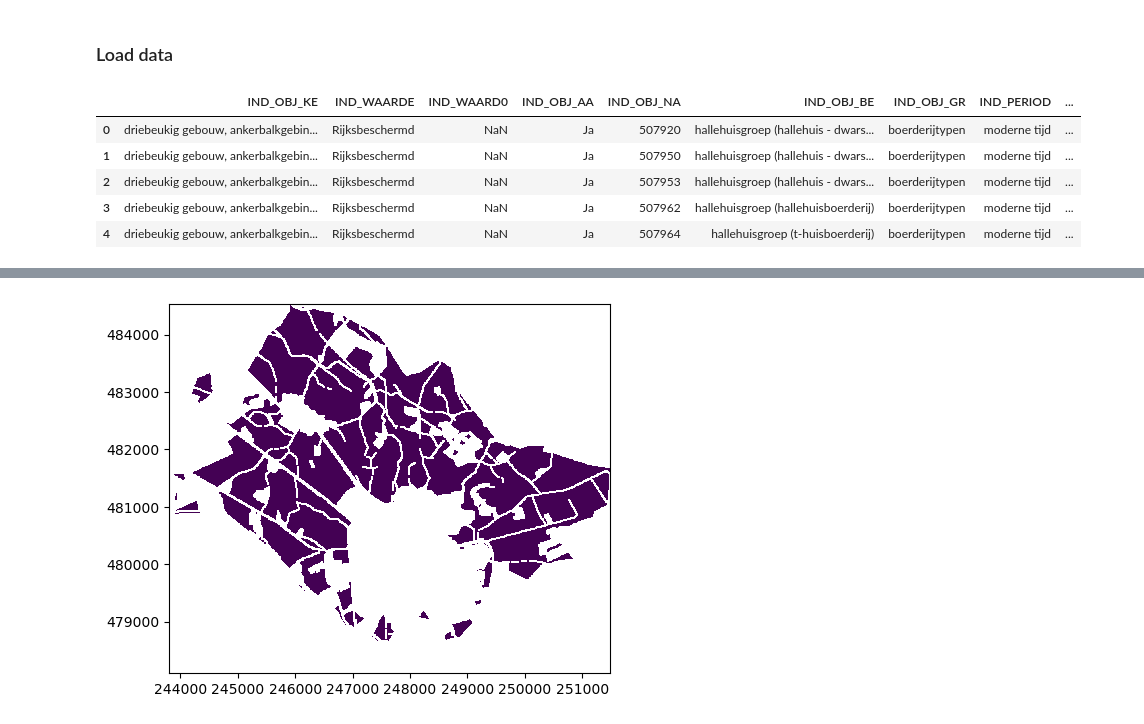
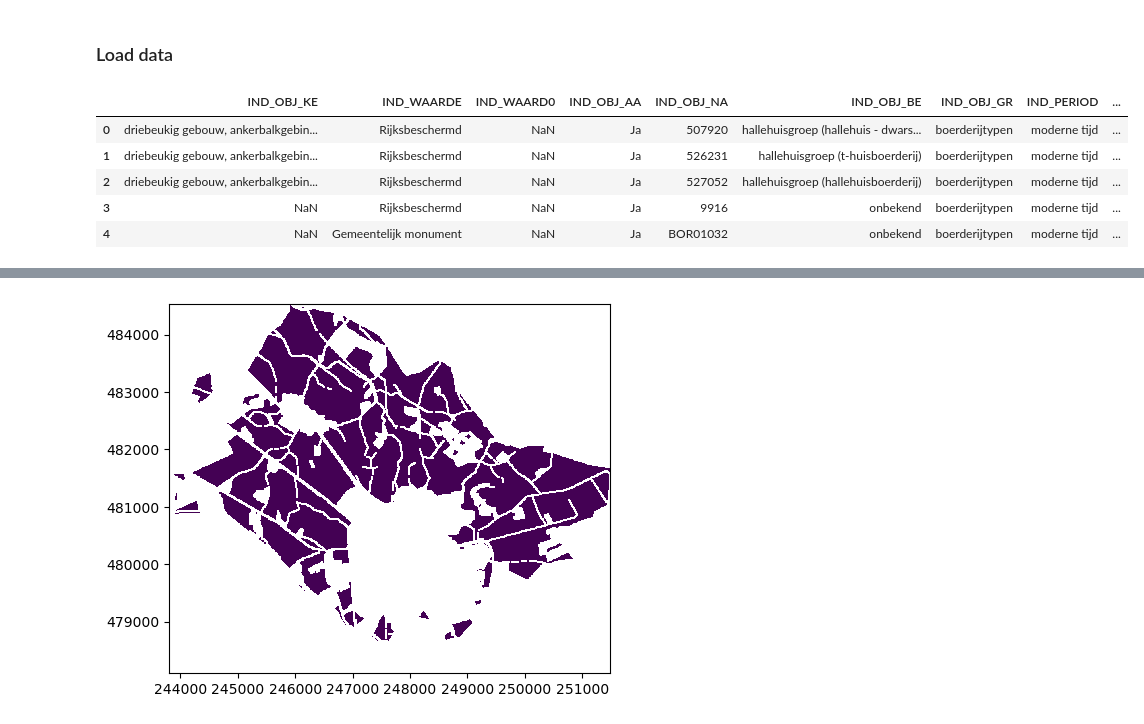
Before and after one commit to springonions-87/bioze_digital_mapping_tool, a Jupyter notebook: fuzzy.ipynb, the cells around one changed output, grey strips where cells are left out. Drawn from its saved outputs; the diff is of its cells as text; code cells hidden in the pictures.

```diff
--- a/fuzzy.ipynb
+++ b/fuzzy.ipynb
@@ -18,13 +20,13 @@ from matplotlib.colors import Normalize
 # %% [markdown]
 ### Load data
 # %%
-farm = gpd.read_file(r"./farm/farm_modern.shp")
+farm = gpd.read_file(r"./raster/clip_farm.shp")
 farm.head()
 # %% [output]
 |  | IND_OBJ_KE | IND_WAARDE | IND_WAARD0 | IND_OBJ_AA | IND_OBJ_NA | IND_OBJ_BE | IND_OBJ_GR | IND_PERIOD | ... |
 | 0 | driebeukig gebouw, ankerbalkgebin... | Rijksbeschermd | NaN | Ja | 507920 | hallehuisgroep (hallehuis - dwars... | boerderijtypen | moderne tijd | ... |
-| 1 | driebeukig gebouw, ankerbalkgebin... | Rijksbeschermd | NaN | Ja | 507950 | hallehuisgroep (hallehuis - dwars... | boerderijtypen | moderne tijd | ... |
-| 2 | driebeukig gebouw, ankerbalkgebin... | Rijksbeschermd | NaN | Ja | 507953 | hallehuisgroep (hallehuis - dwars... | boerderijtypen | moderne tijd | ... |
-| 3 | driebeukig gebouw, ankerbalkgebin... | Rijksbeschermd | NaN | Ja | 507962 | hallehuisgroep (hallehuisboerderij) | boerderijtypen | moderne tijd | ... |
-| 4 | driebeukig gebouw, ankerbalkgebin... | Rijksbeschermd | NaN | Ja | 507964 | hallehuisgroep (t-huisboerderij) | boerderijtypen | moderne tijd | ... |
+| 1 | driebeukig gebouw, ankerbalkgebin... | Rijksbeschermd | NaN | Ja | 526231 | hallehuisgroep (t-huisboerderij) | boerderijtypen | moderne tijd | ... |
+| 2 | driebeukig gebouw, ankerbalkgebin... | Rijksbeschermd | NaN | Ja | 527052 | hallehuisgroep (hallehuisboerderij) | boerderijtypen | moderne tijd | ... |
+| 3 | NaN | Rijksbeschermd | NaN | Ja | 9916 | onbekend | boerderijtypen | moderne tijd | ... |
+| 4 | NaN | Gemeentelijk monument | NaN | Ja | BOR01032 | onbekend | boerderijtypen | moderne tijd | ... |
 # %%
```
Also changed, not shown: parts of 19 cells of this notebook, 4 other files.
